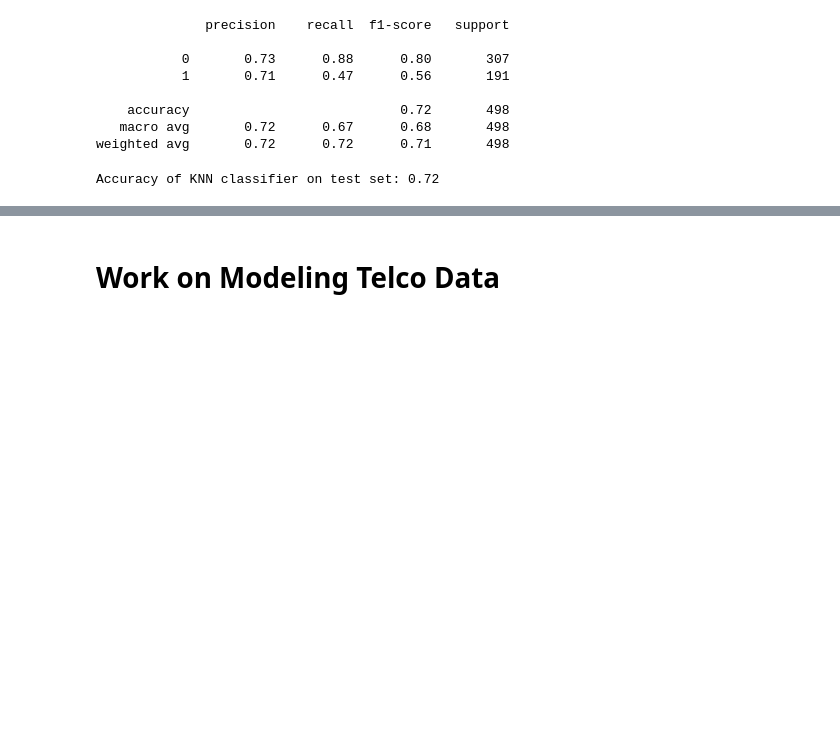
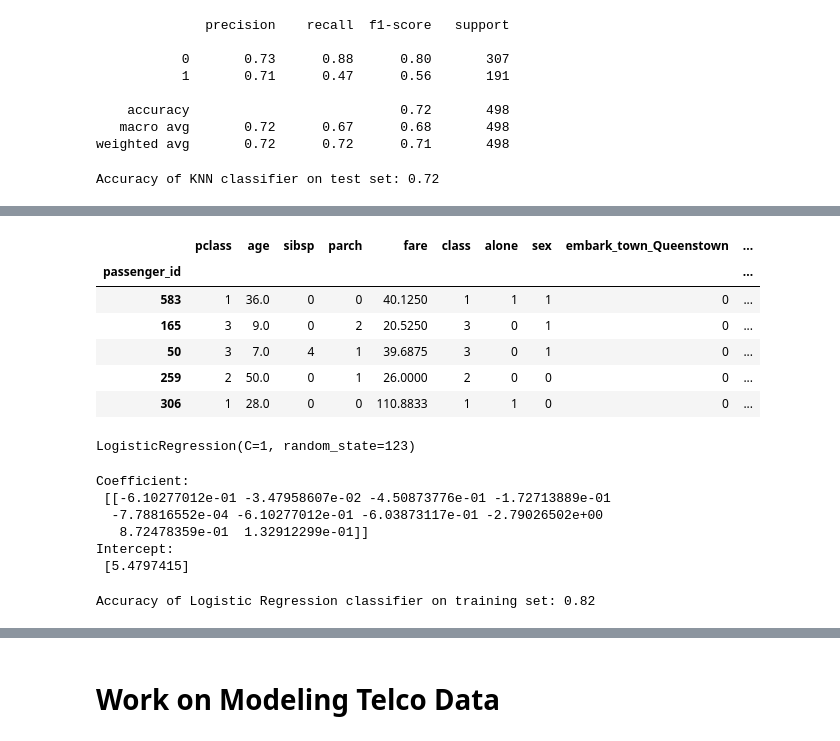
Before and after one commit to veronica-f-reyes/classification-exercises, a Jupyter notebook: model.ipynb, the cells around one changed output, grey strips where cells are left out. Saved outputs shown, nothing was run; the diff lists cells and outputs as text; code cells hidden in the pictures; blank space fills up the shorter version.

Commit message:
Adding Logistic Regression Exercises

```diff
--- a/model.ipynb
+++ b/model.ipynb
@@ -1118,0 +1476,19 @@ Accuracy of KNN classifier on test set: 0.72
+# %%
+X_train = train.drop(columns=['survived'])
+y_train = train.survived
+
+X_validate = validate.drop(columns=['survived'])
+y_validate = validate.survived
+
+X_test = test.drop(columns=['survived'])
+y_test = test.survived
+# %%
+X_train.head()
+# %% [output]
+|  | pclass | age | sibsp | parch | fare | class | alone | sex | embark_town_Queenstown | ... |
+| passenger_id |  |  |  |  |  |  |  |  |  | ... |
+| 583 | 1 | 36.0 | 0 | 0 | 40.1250 | 1 | 1 | 1 | 0 | ... |
+| 165 | 3 | 9.0 | 0 | 2 | 20.5250 | 3 | 0 | 1 | 0 | ... |
+| 50 | 3 | 7.0 | 4 | 1 | 39.6875 | 3 | 0 | 1 | 0 | ... |
+| 259 | 2 | 50.0 | 0 | 1 | 26.0000 | 2 | 0 | 0 | 0 | ... |
+| 306 | 1 | 28.0 | 0 | 0 | 110.8833 | 1 | 1 | 0 | 0 | ... |
@@ -1118,0 +1499,15 @@ Accuracy of KNN classifier on test set: 0.72
+# %%
+#Fit the thing
+logit.fit(X_train, y_train)
+# %% [output]
+LogisticRegression(C=1, random_state=123)
+# %%
+print('Coefficient: \n', logit.coef_)
+print('Intercept: \n', logit.intercept_)
+# %% [output]
+Coefficient:
+ [[-6.10277012e-01 -3.47958607e-02 -4.50873776e-01 -1.72713889e-01
+  -7.78816552e-04 -6.10277012e-01 -6.03873117e-01 -2.79026502e+00
+   8.72478359e-01  1.32912299e-01]]
+Intercept:
+ [5.4797415]
@@ -1118,0 +1517,6 @@ Accuracy of KNN classifier on test set: 0.72
+# %%
+#Use the thing to get accuracy
+print('Accuracy of Logistic Regression classifier on training set: {:.2f}'
+     .format(logit.score(X_train, y_train)))
+# %% [output]
+Accuracy of Logistic Regression classifier on training set: 0.82
```
Also changed, not shown: parts of 61 cells of this notebook, 1 other file.
